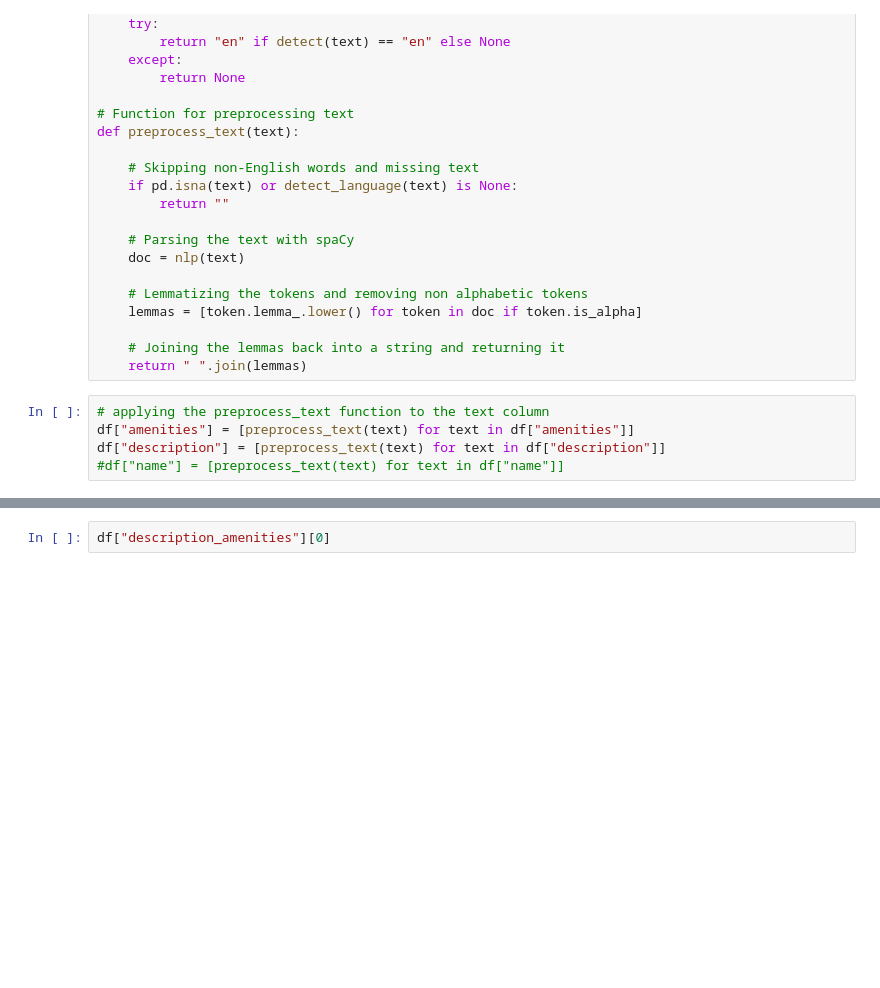
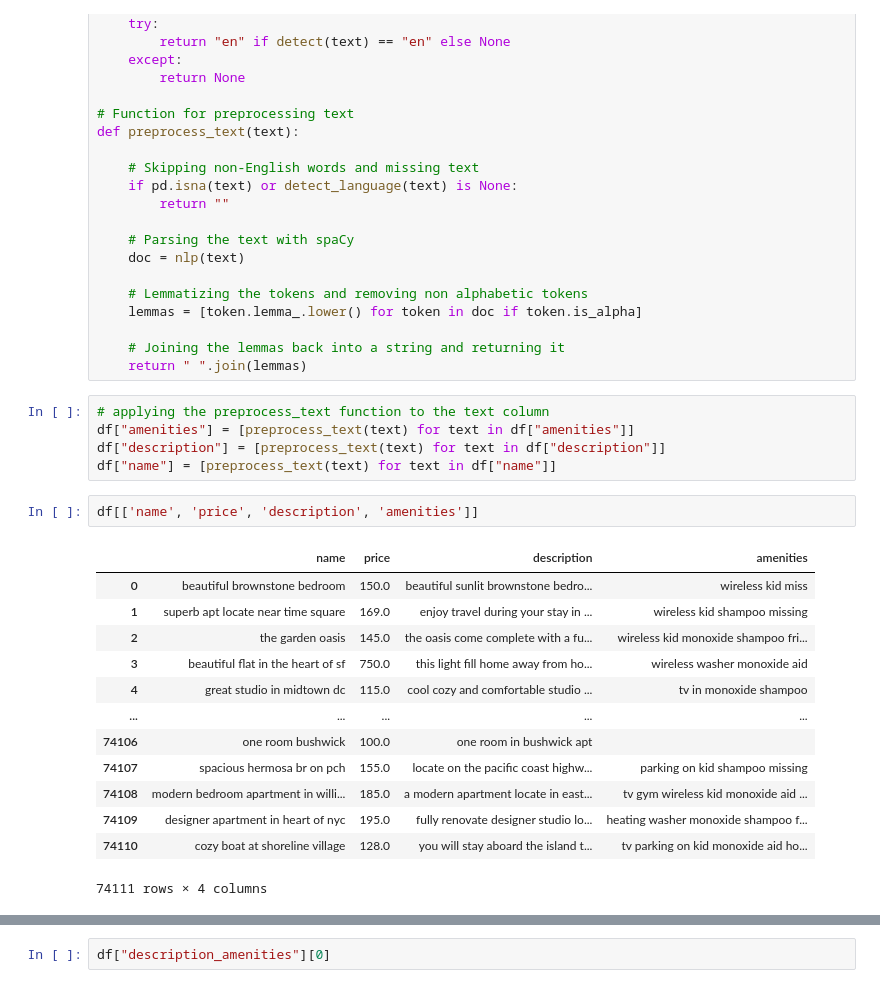
Before and after one commit to janejeshen/Recommendation-system-for-hotel-and-airbnbs, a Jupyter notebook: Recommendation_system.ipynb, the cells around one changed output, grey strips where cells are left out. Cells and saved outputs as stored; diff of their text form; blank space fills up the shorter version.

```diff
--- a/Recommendation_system.ipynb
+++ b/Recommendation_system.ipynb
@@ -880,7 +877,23 @@ def preprocess_text(text):
 # applying the preprocess_text function to the text column
 df["amenities"] = [preprocess_text(text) for text in df["amenities"]]
 df["description"] = [preprocess_text(text) for text in df["description"]]
-#df["name"] = [preprocess_text(text) for text in df["name"]]
+df["name"] = [preprocess_text(text) for text in df["name"]]
+# %%
+df[['name', 'price', 'description', 'amenities']]
+# %% [output]
+|  | name | price | description | amenities |
+| 0 | beautiful brownstone bedroom | 150.0 | beautiful sunlit brownstone bedro... | wireless kid miss |
+| 1 | superb apt locate near time square | 169.0 | enjoy travel during your stay in ... | wireless kid shampoo missing |
+| 2 | the garden oasis | 145.0 | the oasis come complete with a fu... | wireless kid monoxide shampoo fri... |
+| 3 | beautiful flat in the heart of sf | 750.0 | this light fill home away from ho... | wireless washer monoxide aid |
+| 4 | great studio in midtown dc | 115.0 | cool cozy and comfortable studio ... | tv in monoxide shampoo |
+| ... | ... | ... | ... | ... |
+| 74106 | one room bushwick | 100.0 | one room in bushwick apt |  |
+| 74107 | spacious hermosa br on pch | 155.0 | locate on the pacific coast highw... | parking on kid shampoo missing |
+| 74108 | modern bedroom apartment in willi... | 185.0 | a modern apartment locate in east... | tv gym wireless kid monoxide aid ... |
+| 74109 | designer apartment in heart of nyc | 195.0 | fully renovate designer studio lo... | heating washer monoxide shampoo f... |
+| 74110 | cozy boat at shoreline village | 128.0 | you will stay aboard the island t... | tv parking on kid monoxide aid ho... |
+74111 rows × 4 columns
 # %%
 # Joining the different processed titles together.
 long_string = ' '.join(df['amenities'])
```
Also changed, not shown: parts of 20 cells of this notebook, 3 other files.
